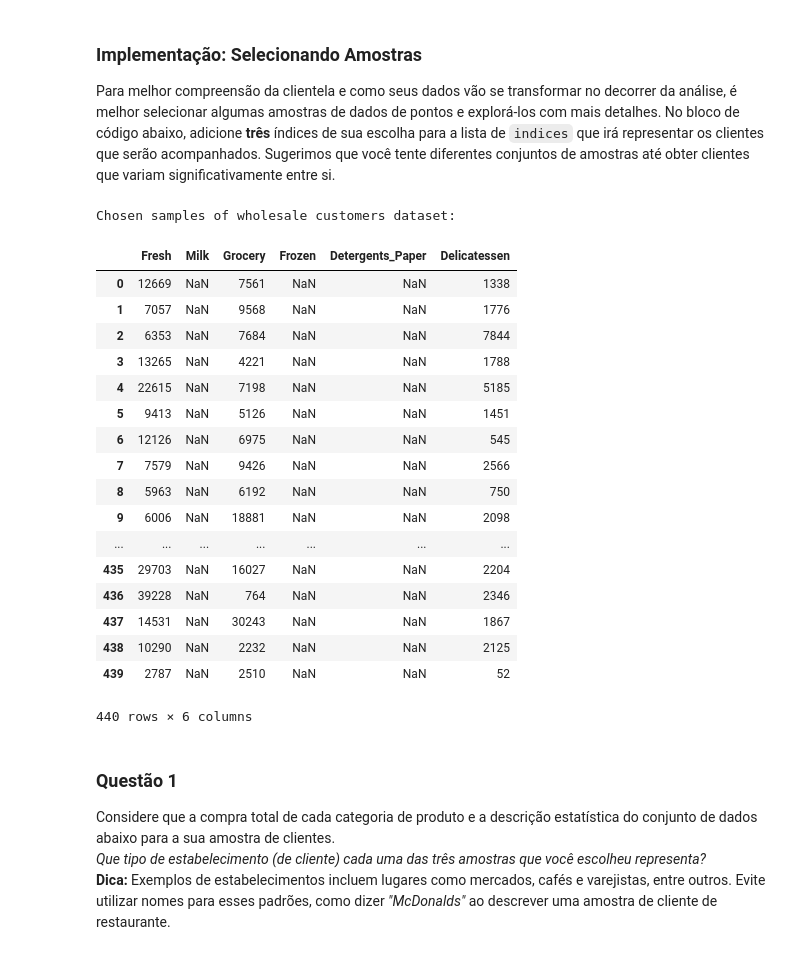
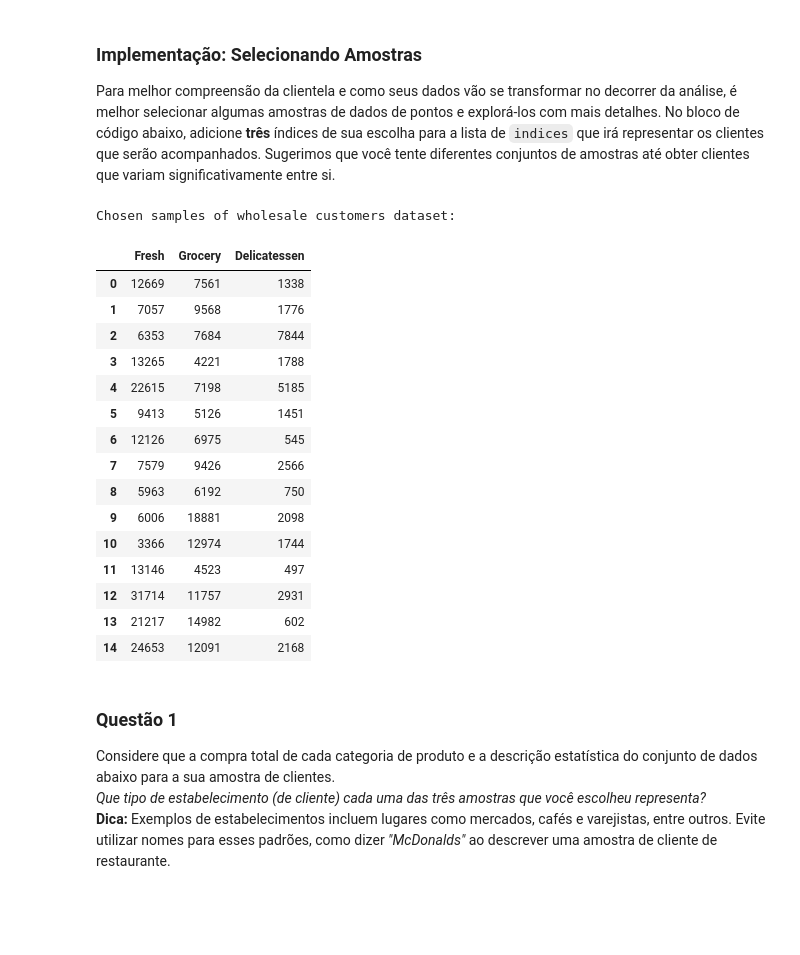
Before and after one commit to rafaelnovello/Machine-Learning-Nanodegree, a Jupyter notebook: 4-Unsupervised-Learning/Project/customer_segments_PT.ipynb, the cells around one changed output. Cells and saved outputs as stored; diff of their text form; code cells hidden in the pictures; blank space fills up the shorter version.

```diff
--- a/4-Unsupervised-Learning/Project/customer_segments_PT.ipynb
+++ b/4-Unsupervised-Learning/Project/customer_segments_PT.ipynb
@@ -77,33 +57,30 @@ display(data.describe())
 ### Implementação: Selecionando Amostras
 Para melhor compreensão da clientela e como seus dados vão se transformar no decorrer da análise, é melhor selecionar algumas amostras de dados de pontos e explorá-los com mais detalhes. No bloco de código abaixo, adicione **três** índices de sua escolha para a lista de `indices` que irá representar os clientes que serão acompanhados. Sugerimos que você tente diferentes conjuntos de amostras até obter clientes que variam significativamente entre si.
 # %%
-# TODO: Selecione três índices de sua escolha que você gostaria de obter como amostra do conjunto de dados
 indices = ["Fresh","Grocery","Delicatessen"]
 
 # Crie um DataFrame das amostras escolhidas
-samples = pd.DataFrame(data[indices], columns = data.keys()).reset_index(drop = True)
+samples = data[indices].copy()
 print "Chosen samples of wholesale customers dataset:"
-display(samples)
+samples.head(15)
 # %% [output]
 Chosen samples of wholesale customers dataset:
-|  | Fresh | Milk | Grocery | Frozen | Detergents_Paper | Delicatessen |
-| 0 | 12669 | NaN | 7561 | NaN | NaN | 1338 |
-| 1 | 7057 | NaN | 9568 | NaN | NaN | 1776 |
-| 2 | 6353 | NaN | 7684 | NaN | NaN | 7844 |
-| 3 | 13265 | NaN | 4221 | NaN | NaN | 1788 |
-| 4 | 22615 | NaN | 7198 | NaN | NaN | 5185 |
-| 5 | 9413 | NaN | 5126 | NaN | NaN | 1451 |
-| 6 | 12126 | NaN | 6975 | NaN | NaN | 545 |
-| 7 | 7579 | NaN | 9426 | NaN | NaN | 2566 |
-| 8 | 5963 | NaN | 6192 | NaN | NaN | 750 |
-| 9 | 6006 | NaN | 18881 | NaN | NaN | 2098 |
-| ... | ... | ... | ... | ... | ... | ... |
-| 435 | 29703 | NaN | 16027 | NaN | NaN | 2204 |
-| 436 | 39228 | NaN | 764 | NaN | NaN | 2346 |
-| 437 | 14531 | NaN | 30243 | NaN | NaN | 1867 |
-| 438 | 10290 | NaN | 2232 | NaN | NaN | 2125 |
-| 439 | 2787 | NaN | 2510 | NaN | NaN | 52 |
+|  | Fresh | Grocery | Delicatessen |
+| 0 | 12669 | 7561 | 1338 |
+| 1 | 7057 | 9568 | 1776 |
+| 2 | 6353 | 7684 | 7844 |
+| 3 | 13265 | 4221 | 1788 |
+| 4 | 22615 | 7198 | 5185 |
+| 5 | 9413 | 5126 | 1451 |
+| 6 | 12126 | 6975 | 545 |
+| 7 | 7579 | 9426 | 2566 |
+| 8 | 5963 | 6192 | 750 |
+| 9 | 6006 | 18881 | 2098 |
+| 10 | 3366 | 12974 | 1744 |
+| 11 | 13146 | 4523 | 497 |
+| 12 | 31714 | 11757 | 2931 |
+| 13 | 21217 | 14982 | 602 |
+| 14 | 24653 | 12091 | 2168 |
-440 rows × 6 columns
 # %% [markdown]
 ### Questão 1
 Considere que a compra total de cada categoria de produto e a descrição estatística do conjunto de dados abaixo para a sua amostra de clientes.
```
Also changed, not shown: parts of 9 cells of this notebook, 1 other file.
